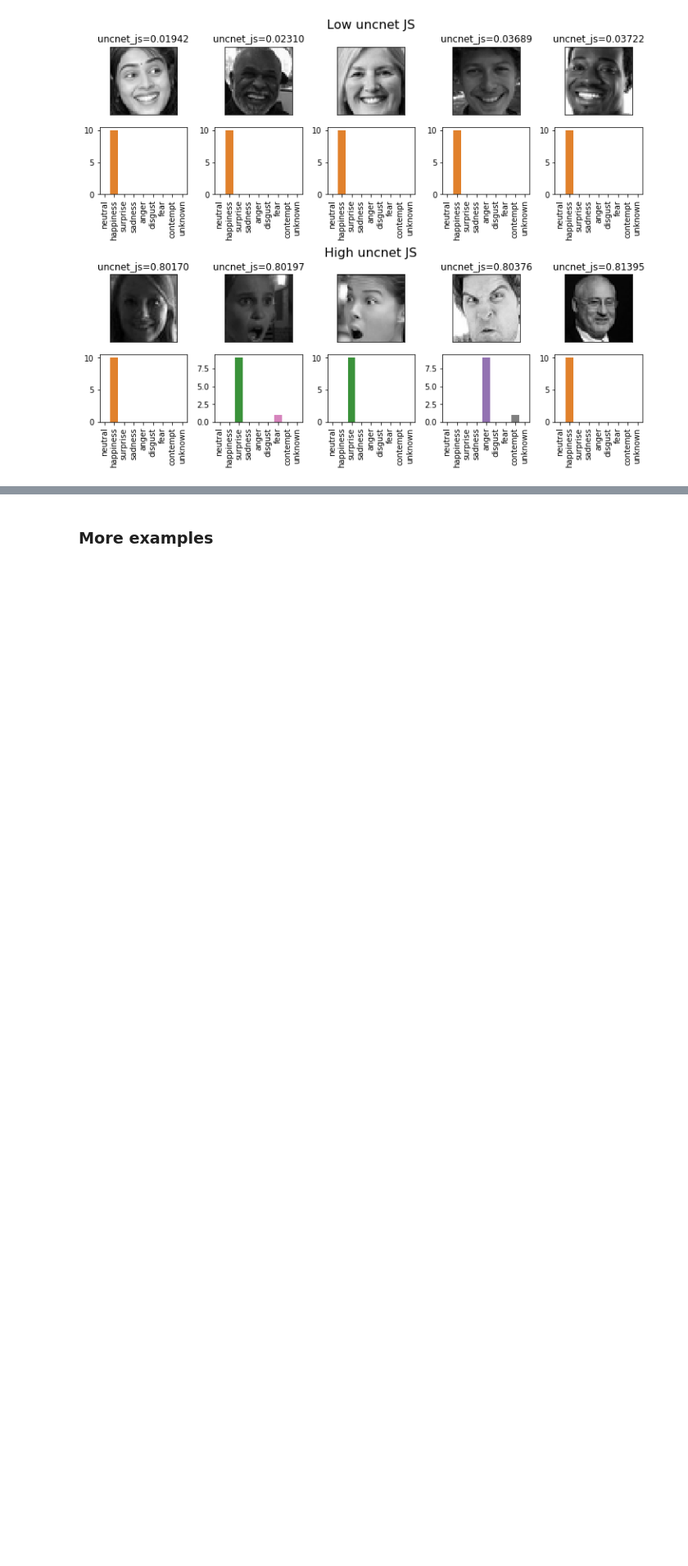
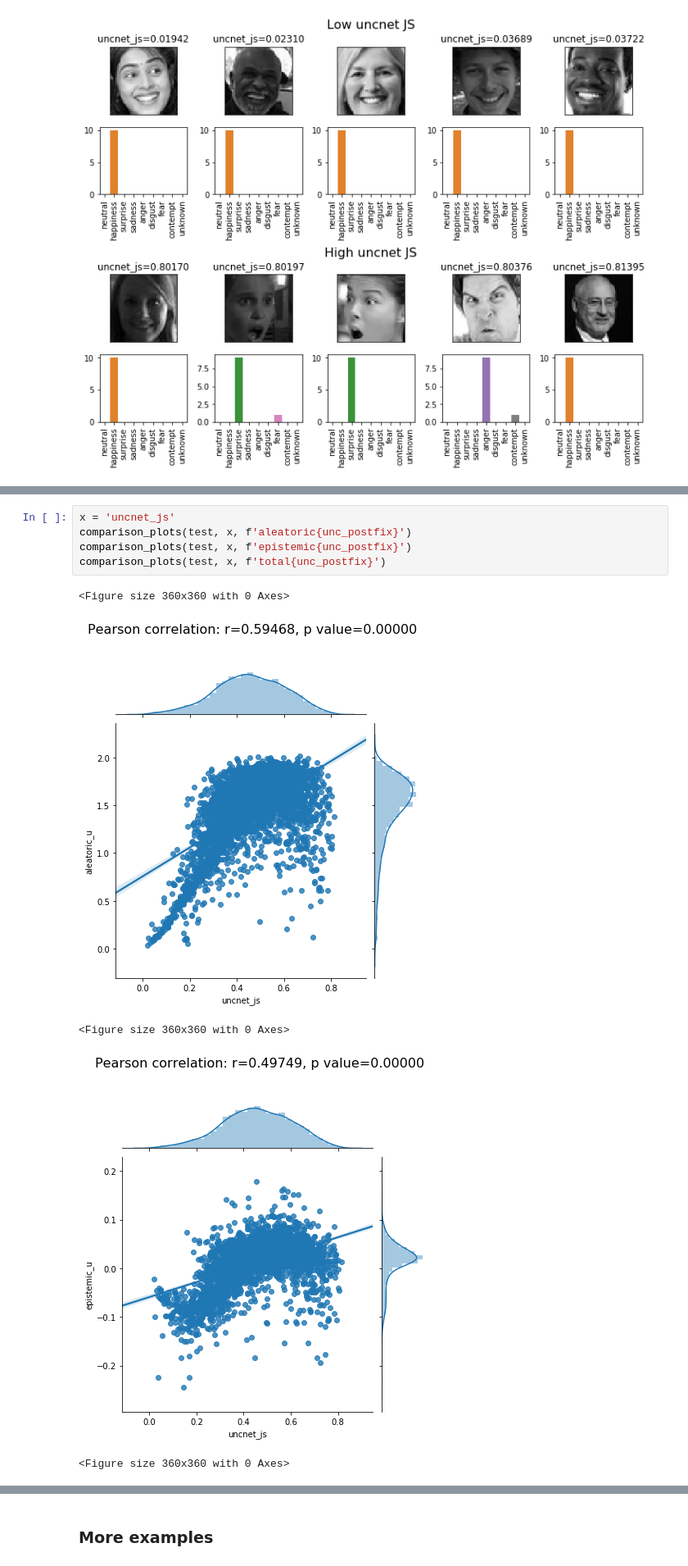
Before and after one commit to asmadotgh/unc-net, a Jupyter notebook: src/uncnet_exploration.ipynb, the cells around one changed output, grey strips where cells are left out. Shown at 82% size. Cells and saved outputs as stored; diff of their text form; blank space fills up the shorter version.

```diff
--- a/src/uncnet_exploration.ipynb
+++ b/src/uncnet_exploration.ipynb
@@ -500,0 +503,11 @@ plot_extreme_error_prediction_images(test, 'uncnet')
+# %%
+x = 'uncnet_js'
+comparison_plots(test, x, f'aleatoric{unc_postfix}')
+comparison_plots(test, x, f'epistemic{unc_postfix}')
+comparison_plots(test, x, f'total{unc_postfix}')
+# %% [output]
+<Figure size 360x360 with 0 Axes>
+[figure, added]
+<Figure size 360x360 with 0 Axes>
+[figure, added]
+<Figure size 360x360 with 0 Axes>
```
Also changed, not shown: parts of 2 cells of this notebook.
